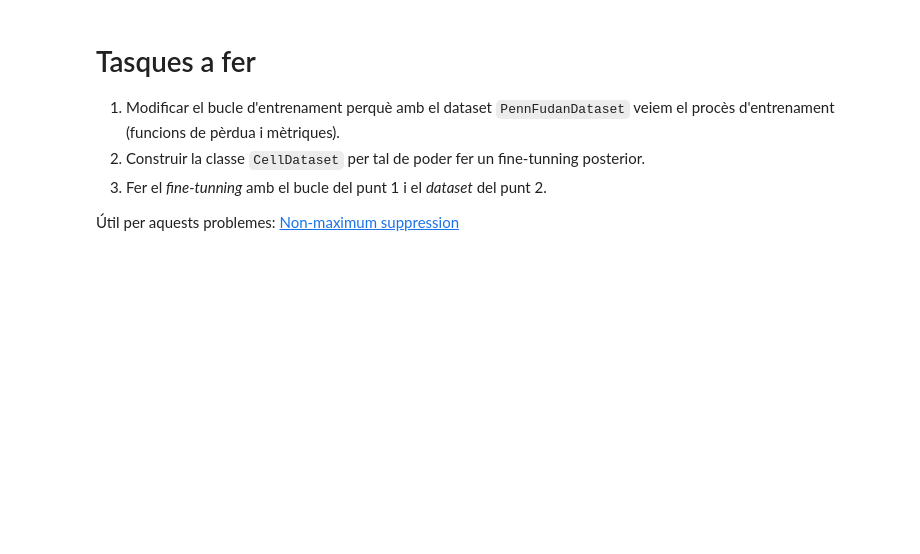
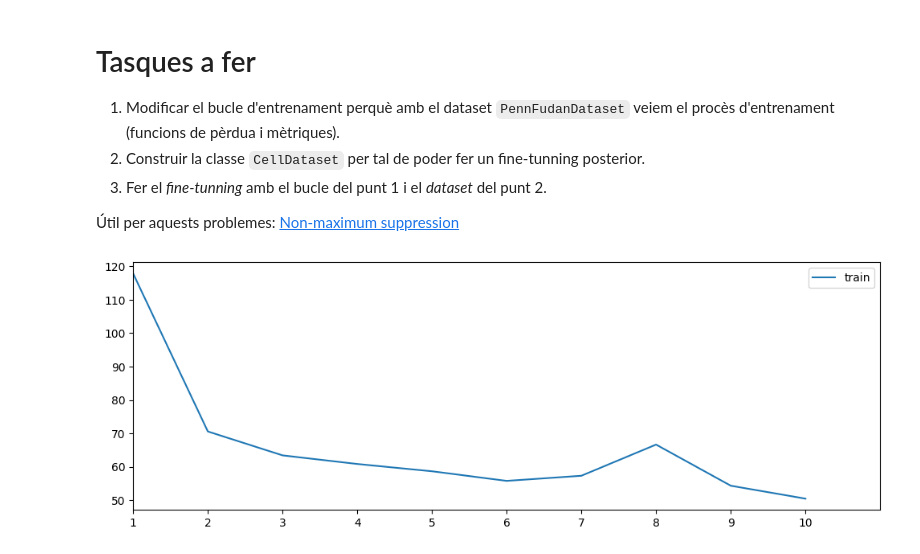
Before and after one commit to alberba/Aprendizaje-Autom-tico, a Jupyter notebook: 15_Mask_RCNN/main.ipynb, the cells around one changed output. Drawn from its saved outputs; the diff is of its cells as text; code cells hidden in the pictures; blank space fills up the shorter version.

Commit message:
Mask_RCNN Done

```diff
--- a/15_Mask_RCNN/main.ipynb
+++ b/15_Mask_RCNN/main.ipynb
@@ -291,8 +273,9 @@ model.roi_heads.mask_predictor = MaskRCNNPredictor(
 
 Quan feim l'entrenament d'un model un element important és la funció de pèrdua. En aquest cas com ho feim?
 # %%
-epochs = 2
+epochs = 10
 device = torch.device("cuda" if torch.cuda.is_available() else "cpu")
+model = get_model_instance_segmentation(2)
 model = model.to(device)
 
 params = [p for p in model.parameters() if p.requires_grad]
@@ -428,3 +409,70 @@ class CellsDataset(torch.utils.data.Dataset):
 3. Fer el *fine-tunning* amb el bucle del punt 1 i el *dataset* del punt 2.
 
 Útil per aquests problemes: [Non-maximum suppression](https://pytorch.org/vision/main/generated/torchvision.ops.nms.html)
+# %%
+imatges = sorted(glob("./cells jr/*.jpg"))
+masks = sorted(glob("./cells jr/*.npy"))
+
+from torchvision.transforms import v2 as T
+
+transform = T.Compose([
+    T.ToDtype(torch.float, scale=True),
+    T.Resize((512, 512)),
+    T.ToPureTensor(),
+])
+
+dts = CellsDataset(imatges, masks, transform)
+
+data_loader = torch.utils.data.DataLoader(
+    dts, batch_size=2, collate_fn=collate_fn
+)
+# %%
+epochs = 10
+device = torch.device("cuda" if torch.cuda.is_available() else "cpu")
+
+model = get_model_instance_segmentation(2)
+model = model.to(device)
+
+optimizer = optim.Adam(model.parameters(), lr=0.001)
+
+t_loss = np.zeros(epochs)
+v_loss = np.zeros(epochs)
+
+pbar = tqdm(range(1, epochs + 1))  # tdqm permet tenir text dinàmic
+
+for epoch in pbar:
+
+    train_loss = 0
+    val_loss = 0
+    model.train()
+
+    for images, targets in data_loader:
+      images = list(image.to(device) for image in images)
+      targets = [
+          {
+              k: v.to(device) if isinstance(v, torch.Tensor) else v
+              for k, v in t.items()
+          } for t in targets
+      ]
+
+      loss_dict = model(images, targets)
+      losses = sum(loss for loss in loss_dict.values())
+
+      optimizer.zero_grad()
+      train_loss += losses.item()
+      losses.backward()
+      optimizer.step()
+
+    t_loss[epoch - 1] = train_loss
+
+    plt.figure(figsize=(12, 4))
+    pl.plot(t_loss[:epoch], label="train")
+    pl.legend()
+    pl.xlim(0, epochs)
+    pl.xticks(range(0, epochs, 1), range(1, epochs + 1, 1))
+
+    display.clear_output(wait=True)
+    display.display(pl.gcf())
+    plt.close()
+# %% [output]
+[figure, added]
```
Also changed, not shown: parts of 12 cells of this notebook.
